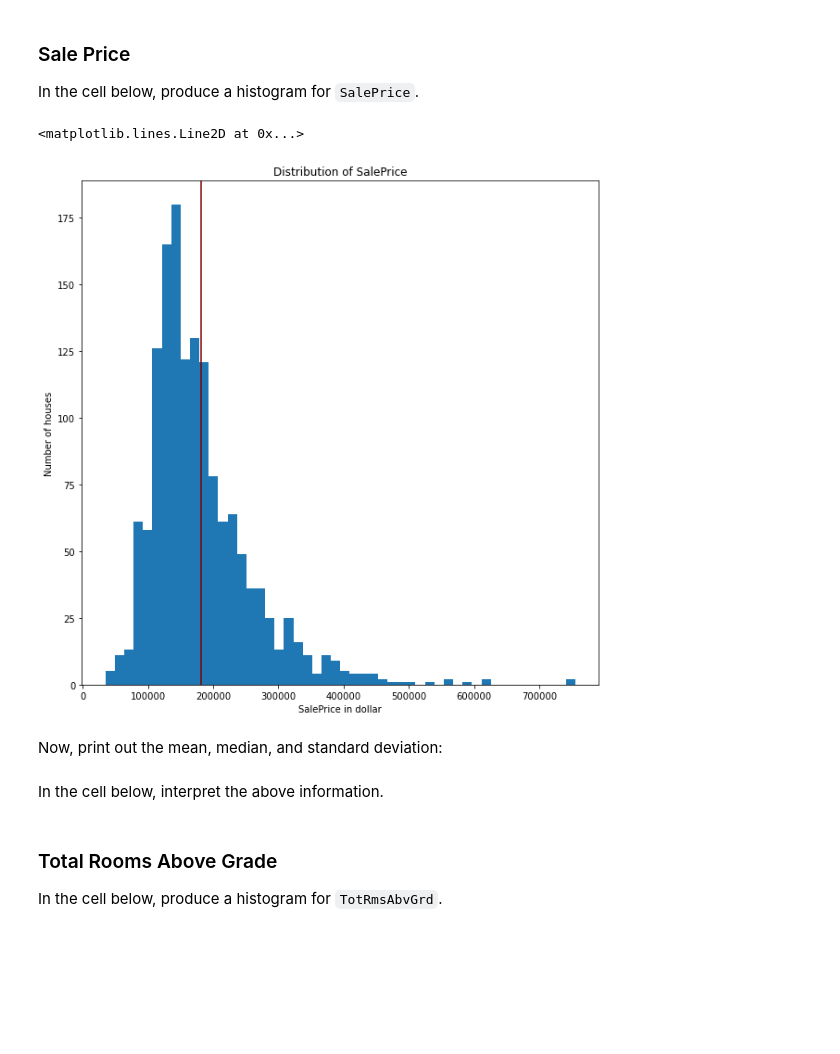
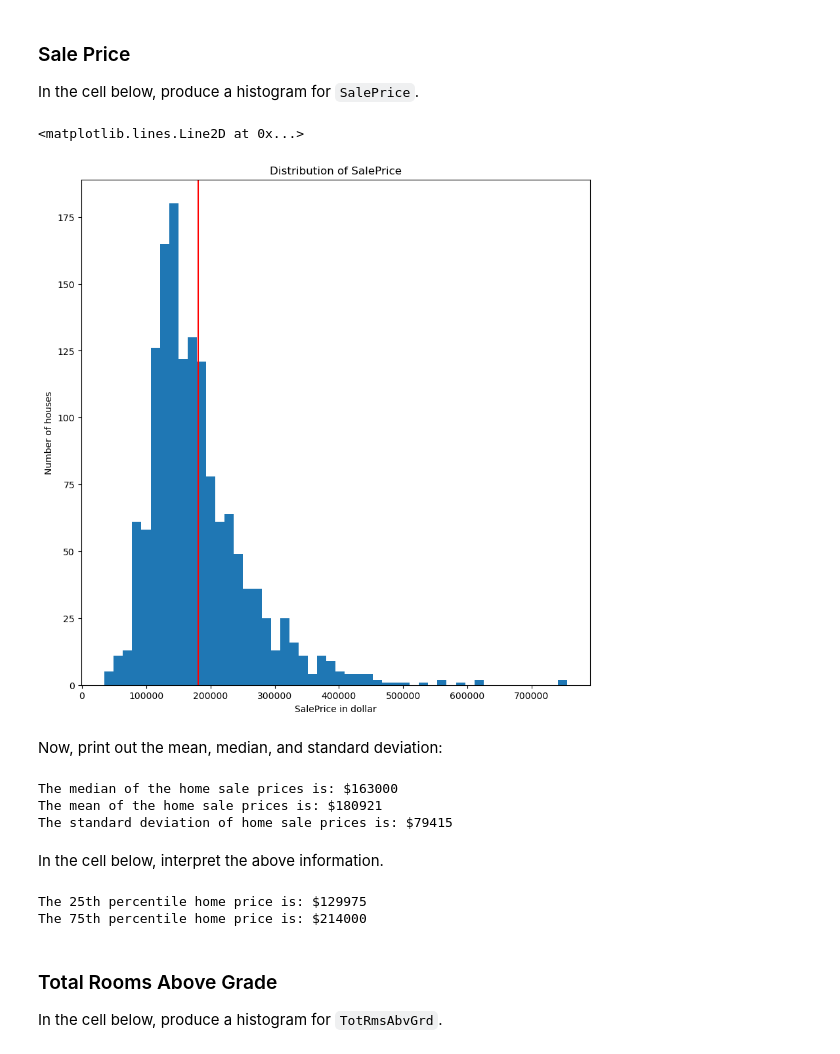
Before and after one commit to pnjoki/dsc-pandas-eda-lab, a Jupyter notebook: index.ipynb, the cells around one changed output. Drawn from its saved outputs; the diff is of its cells as text; code cells hidden in the pictures; blank space fills up the shorter version.

```diff
--- a/index.ipynb
+++ b/index.ipynb
@@ -169,19 +187,19 @@ In the cell below, produce a histogram for `SalePrice`.
 # %%
 # Your code here
 df = pd.read_csv('data/ames.csv')
 fig, ax = plt.subplots()
 
 
 plt.hist(df['SalePrice'], bins=50)
 
 ax.set_title("Distribution of SalePrice")
 ax.set_xlabel("SalePrice in dollar")
 ax.set_ylabel("Number of houses")
 
 mean = df['SalePrice'].mean()
-ax.axvline(mean, color = "maroon")
+ax.axvline(mean, color = "red")
 # %% [output]
 <matplotlib.lines.Line2D at 0x...>
-[figure, old version]
+[figure, new version]
 # %% [markdown]
 Now, print out the mean, median, and standard deviation:
@@ -191,2 +206,15 @@ mean = df['SalePrice'].mean()
+# %%
+# Your code here
+import statistics
+import numpy as np
+
+list_prices = df['SalePrice'].tolist()
+print ('The median of the home sale prices is: $' + str(int(np.median(list_prices))))
+print ('The mean of the home sale prices is: $' + str(int(np.mean(list_prices))))
+print ('The standard deviation of home sale prices is: $' + str(int(np.std(list_prices))))
+# %% [output]
+The median of the home sale prices is: $163000
+The mean of the home sale prices is: $180921
+The standard deviation of home sale prices is: $79415
 # %% [markdown]
 In the cell below, interpret the above information.
@@ -198,3 +221,17 @@ None
+# %%
+# Replace None with appropriate text
+"""
+From this histogram, one can see that the data nearly fits a normal distribution with some outliers, home prices with two to three times
+the mean home price. The median home price is $163,000 and the mean is $180,921 which likely indicates that the outliers are skewing the
+average home prices upwards. The IQR in which 50% of the data points lie can be found with the mean and the standard deviation. I have imported numpy
+and found the 25th and 75th percentiles using the percentile function to find the range of the IQR. The IQR in which 50% of the home prices lie is
+between $129.975 and $214,000, while the histogram shows outliers of home prices ranging from $500k to $800k. Depending on the use of the data,
+the outliers may be useful to exclude."""
+print('The 25th percentile home price is: $' + str(int(np.percentile(df['SalePrice'], 25))))
+print('The 75th percentile home price is: $' + str(int(np.percentile(df['SalePrice'], 75))))
+# %% [output]
+The 25th percentile home price is: $129975
+The 75th percentile home price is: $214000
 # %% [markdown]
 ### Total Rooms Above Grade
 
```
Also changed, not shown: parts of 16 cells of this notebook.
